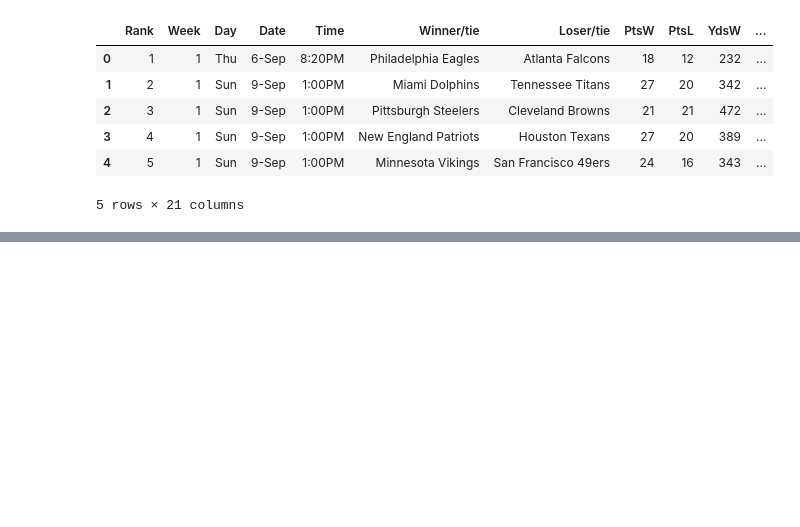
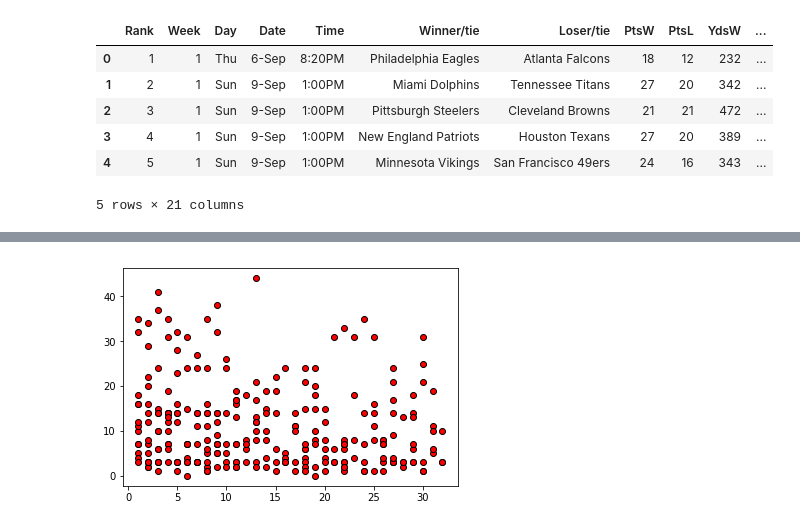
Before and after one commit to allamass95/nfl_spreads, a Jupyter notebook: Total_Offense_and_Total_Defense.ipynb, the cells around one changed output, grey strips where cells are left out. Cells and saved outputs as stored; diff of their text form; code cells hidden in the pictures; blank space fills up the shorter version.

```diff
--- a/Total_Offense_and_Total_Defense.ipynb
+++ b/Total_Offense_and_Total_Defense.ipynb
@@ -211,4 +224,4 @@ NFL_Spread.head()
 # %%
 NFL_EFF = pd.merge(NFL_Spread, Combined_Rankings, left_on="Winner/tie", right_on="Team", how="left")
 NFL_EFF2 = pd.merge(NFL_EFF, Combined_Rankings, left_on="Loser/tie", right_on="Team", how="left")
-NFL_EFF2.head()
+NFL_EFF3 = pd.merge(NFL_EFF2, Clutch, left_on="Winner/tie", right_on="Team", how="left")
@@ -230,0 +236,4 @@ NFL_EFF2.head()
+# %%
+NFL_EFF3 = NFL_EFF3.rename(columns={"Winner/tie": "Winner", "Loser/tie": "Loser", "PtsW": "Points Winner", "PtsL":"Points Loser", "Offensive Rank_x": "Offensive Rank Winner", "Defensive Rank_x": "Defensive Rank Winner", "Defensive Rank_y": "Defensive Rank Loser", "Offensive Rank_y": "Offensive Rank Loser", "2018": "4th Quarter Points Surrendered"})
+NFL_EFF3.drop(['Team','Team_x', 'Team_y','Unnamed: 0'], axis=1, inplace=True)
+NFL_EFF3.head()
@@ -230,0 +247,16 @@ NFL_EFF2.head()
+# %%
+spread_winner = []
+
+
+for i in range(len(NFL_EFF3)):
+
+    if (NFL_EFF3['Margin of Victory'][i] + NFL_EFF3['SPREAD'][i] > 0) and (NFL_EFF3['FAVORITE'][i] == NFL_EFF3['Winner'][i]):
+        spread_winner.append(NFL_EFF3['FAVORITE'][i])
+    elif (NFL_EFF3['Margin of Victory'][i]) + (NFL_EFF3['SPREAD'][i]) < (0) and (NFL_EFF3['FAVORITE'][i]) == NFL_EFF3['Winner'][i]:
+        spread_winner.append(NFL_EFF3['UNDERDOG'][i])
+    elif (NFL_EFF['UNDERDOG'][i]) == NFL_EFF3['Winner'][i]:
+         spread_winner.append(NFL_EFF3['UNDERDOG'][i])
+    elif NFL_EFF3['Margin of Victory'][i] + NFL_EFF3['SPREAD'][i] == 0:
+         spread_winner.append('Tie')
+NFL_EFF3['Spread Winner'] = spread_winner
+NFL_EFF3.head()
@@ -230,0 +270,13 @@ NFL_EFF2.head()
+# %%
+MGN = NFL_EFF3["Margin of Victory"]
+OFFRNK = NFL_EFF3["Offensive Rank Winner"]
+DEFRNK = NFL_EFF3["Defensive Rank Winner"]
+OFFRNK_L = NFL_EFF3["Offensive Rank Loser"]
+DEFRNK_L = NFL_EFF3["Defensive Rank Loser"]
+Q = NFL_EFF3["4th Quarter Points Surrendered"]
+# %%
+plt.scatter(OFFRNK,MGN,marker="o", facecolors="red", edgecolors="black")
+#plt.scatter(OFFRNK_L,DEFRNK,marker="^", facecolors="green", edgecolors="black")
+plt.show()
+# %% [output]
+[figure, added]
```
Also changed, not shown: parts of 9 cells of this notebook, 2 other files.
